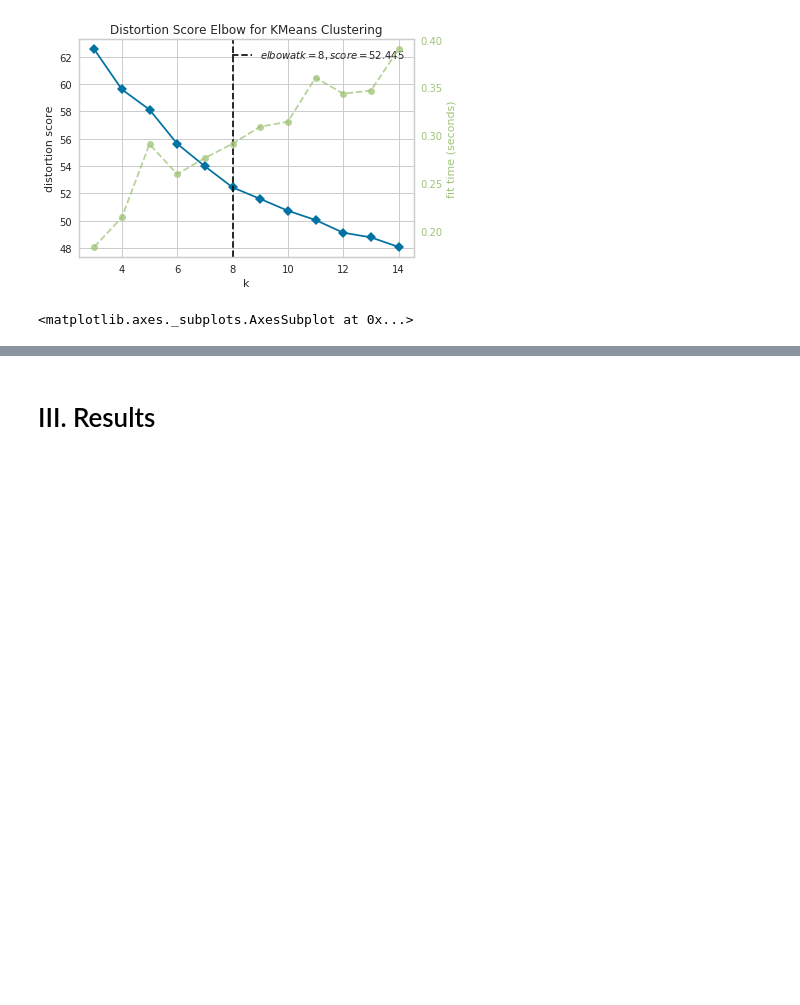
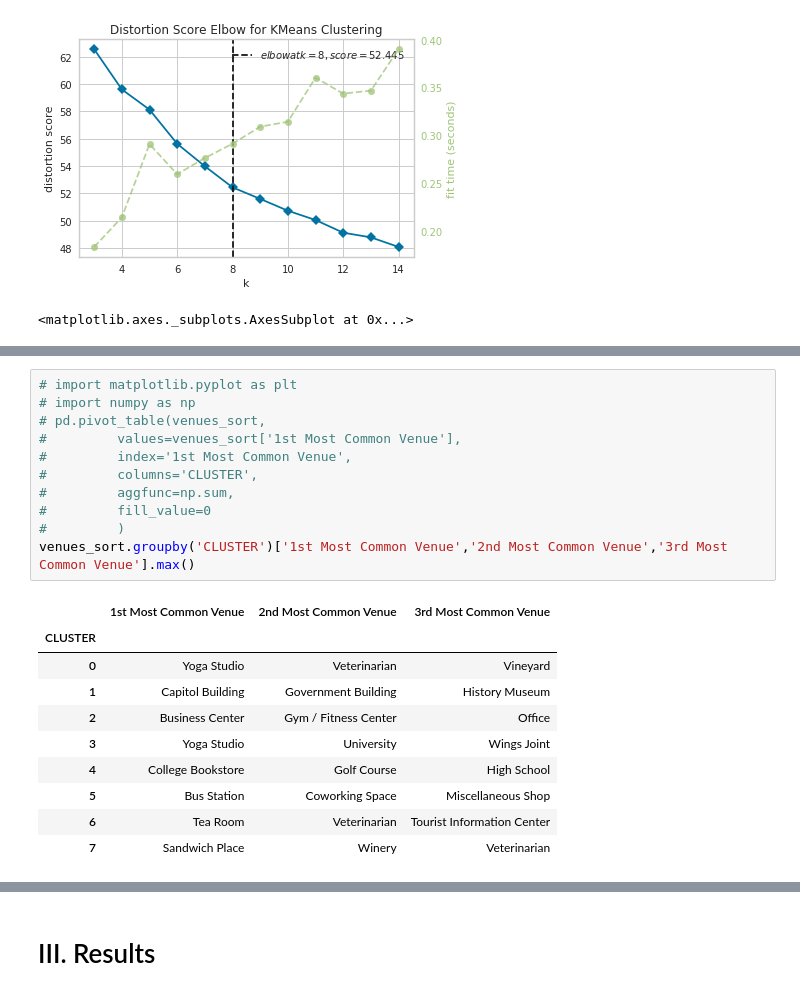
Before and after one commit to rsq215/Coursera_Capstone, a Jupyter notebook: RQueen Capstone Final Project - Part II.ipynb, the cells around one changed output, grey strips where cells are left out. Drawn from its saved outputs; the diff is of its cells as text; blank space fills up the shorter version.

Commit message:
Published from Watson Studio.

```diff
--- a/RQueen Capstone Final Project - Part II.ipynb
+++ b/RQueen Capstone Final Project - Part II.ipynb
@@ -730,0 +763,22 @@ visualizer.show()                     # Finalize and render the figure
+# %%
+# import matplotlib.pyplot as plt
+# import numpy as np
+# pd.pivot_table(venues_sort,
+#         values=venues_sort['1st Most Common Venue'],
+#         index='1st Most Common Venue',
+#         columns='CLUSTER',
+#         aggfunc=np.sum,
+#         fill_value=0
+#         )
+venues_sort.groupby('CLUSTER')['1st Most Common Venue','2nd Most Common Venue','3rd Most Common Venue'].max()
+# %% [output]
+|  | 1st Most Common Venue | 2nd Most Common Venue | 3rd Most Common Venue |
+| CLUSTER |  |  |  |
+| 0 | Yoga Studio | Veterinarian | Vineyard |
+| 1 | Capitol Building | Government Building | History Museum |
+| 2 | Business Center | Gym / Fitness Center | Office |
+| 3 | Yoga Studio | University | Wings Joint |
+| 4 | College Bookstore | Golf Course | High School |
+| 5 | Bus Station | Coworking Space | Miscellaneous Shop |
+| 6 | Tea Room | Veterinarian | Tourist Information Center |
+| 7 | Sandwich Place | Winery | Veterinarian |
```
Also changed, not shown: parts of 15 cells of this notebook.
